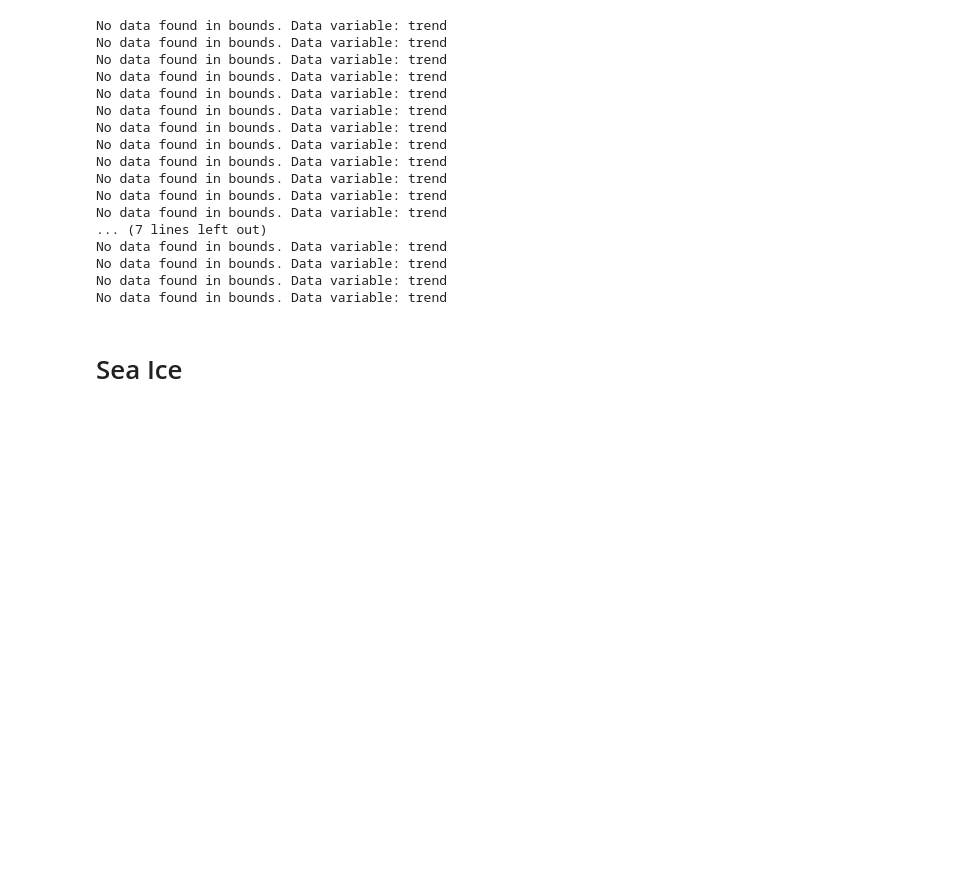
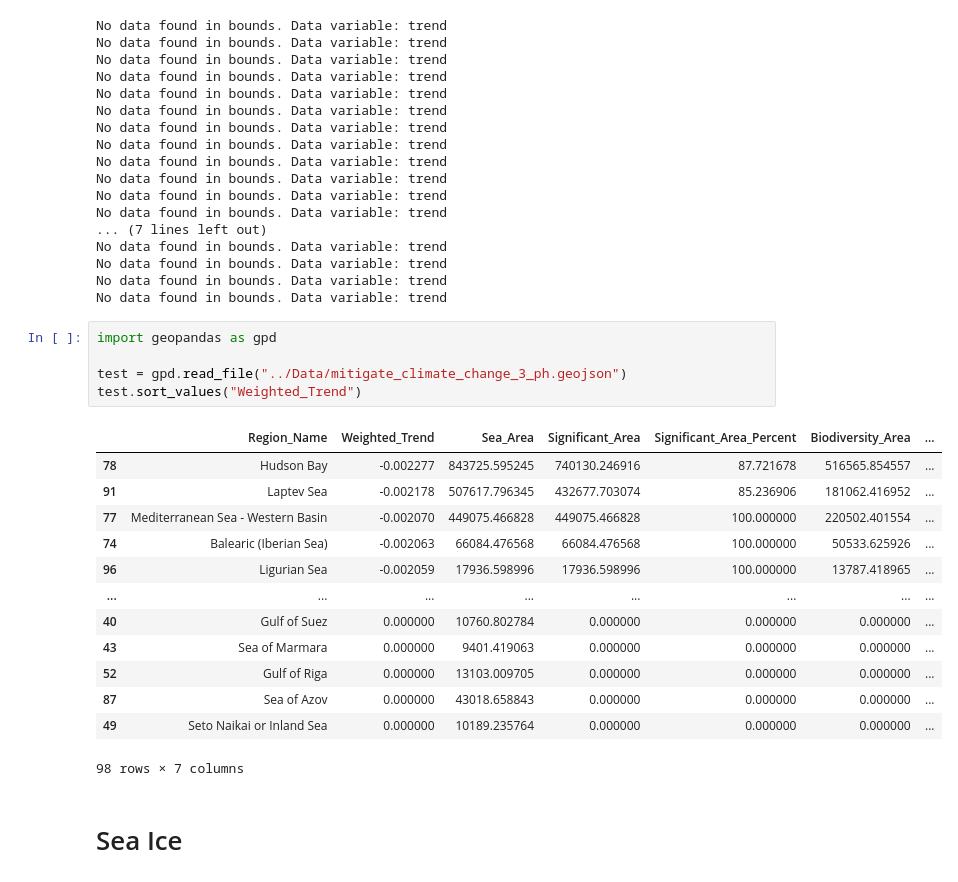
Before and after one commit to Ode-PBLLC/ocean-central, a Jupyter notebook: Code/mitigate_climate_change_FINAL.ipynb, the cells around one changed output. Drawn from its saved outputs; the diff is of its cells as text; blank space fills up the shorter version.

Commit message:
update mitigate climate change, marine life

```diff
--- a/Code/mitigate_climate_change_FINAL.ipynb
+++ b/Code/mitigate_climate_change_FINAL.ipynb
@@ -613,6 +612,25 @@ No data found in bounds. Data variable: trend
 No data found in bounds. Data variable: trend
 No data found in bounds. Data variable: trend
 No data found in bounds. Data variable: trend
+# %%
+import geopandas as gpd
+
+test = gpd.read_file("../Data/mitigate_climate_change_3_ph.geojson")
+test.sort_values("Weighted_Trend")
+# %% [output]
+|  | Region_Name | Weighted_Trend | Sea_Area | Significant_Area | Significant_Area_Percent | Biodiversity_Area | ... |
+| 78 | Hudson Bay | -0.002277 | 843725.595245 | 740130.246916 | 87.721678 | 516565.854557 | ... |
+| 91 | Laptev Sea | -0.002178 | 507617.796345 | 432677.703074 | 85.236906 | 181062.416952 | ... |
+| 77 | Mediterranean Sea - Western Basin | -0.002070 | 449075.466828 | 449075.466828 | 100.000000 | 220502.401554 | ... |
+| 74 | Balearic (Iberian Sea) | -0.002063 | 66084.476568 | 66084.476568 | 100.000000 | 50533.625926 | ... |
+| 96 | Ligurian Sea | -0.002059 | 17936.598996 | 17936.598996 | 100.000000 | 13787.418965 | ... |
+| ... | ... | ... | ... | ... | ... | ... | ... |
+| 40 | Gulf of Suez | 0.000000 | 10760.802784 | 0.000000 | 0.000000 | 0.000000 | ... |
+| 43 | Sea of Marmara | 0.000000 | 9401.419063 | 0.000000 | 0.000000 | 0.000000 | ... |
+| 52 | Gulf of Riga | 0.000000 | 13103.009705 | 0.000000 | 0.000000 | 0.000000 | ... |
+| 87 | Sea of Azov | 0.000000 | 43018.658843 | 0.000000 | 0.000000 | 0.000000 | ... |
+| 49 | Seto Naikai or Inland Sea | 0.000000 | 10189.235764 | 0.000000 | 0.000000 | 0.000000 | ... |
+98 rows × 7 columns
 # %% [markdown]
 # Sea Ice
 # %% [markdown]
```
Also changed, not shown: parts of 1 cell of this notebook, 1 other file.
